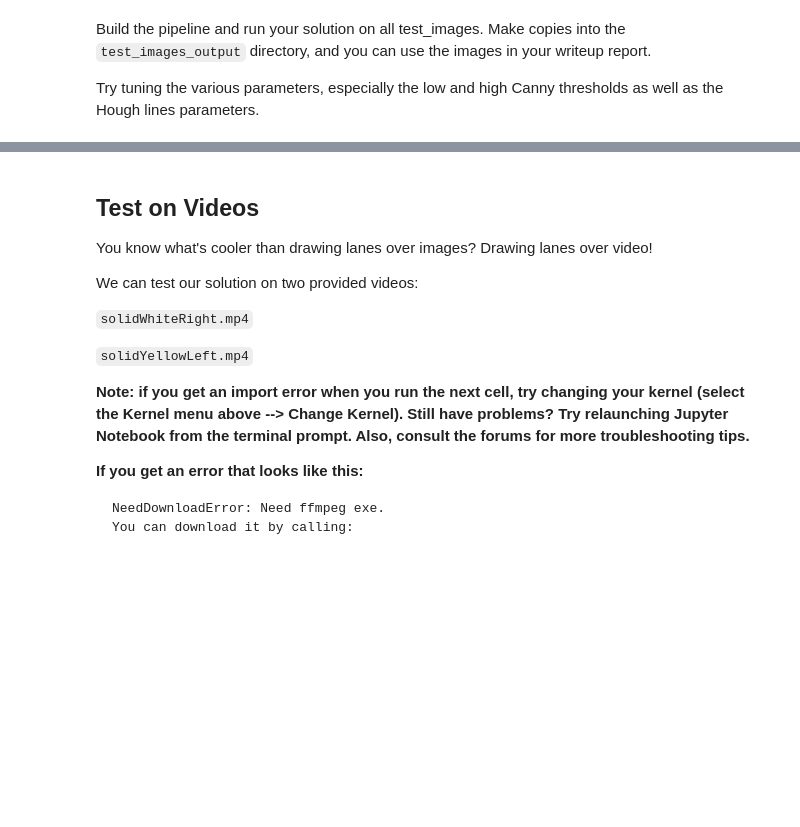
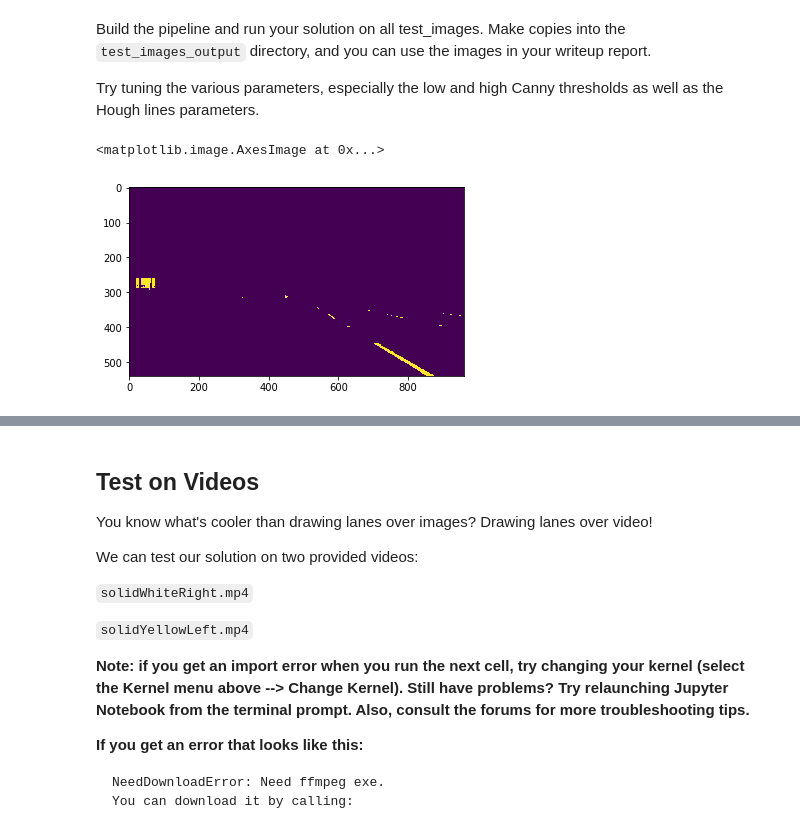
Before and after one commit to JennyLeeStat/Finding_lane_lines, a Jupyter notebook: P1.ipynb, the cells around one changed output, grey strips where cells are left out. Drawn from its saved outputs; the diff is of its cells as text; code cells hidden in the pictures; blank space fills up the shorter version.

```diff
--- a/P1.ipynb
+++ b/P1.ipynb
@@ -270,6 +228,27 @@ os.listdir("test_images/")
 Build the pipeline and run your solution on all test_images. Make copies into the `test_images_output` directory, and you can use the images in your writeup report.
 
 Try tuning the various parameters, especially the low and high Canny thresholds as well as the Hough lines parameters.
+# %%
+filepath = 'test_images/solidYellowCurve2.jpg'
+# filepath = 'test_images/solidYellowLeft.jpg'
+# filepath = 'test_images/whiteCarLaneSwitch.jpg'
+image = mpimg.imread(filepath)
+color_select = np.copy(image)
+
+# Selecting color: white or yellow
+lower_white = np.array([200, 200, 200], dtype=np.uint8)
+upper_white = np.array([255, 255, 255], dtype=np.uint8)
+lower_yellow = np.array([125, 125, 0], dtype=np.uint8)
+upper_yellow = np.array([255, 255, 125], dtype=np.uint8)
+
+white_selected = cv2.inRange(color_select, lower_white, upper_white)
+yellow_selected = cv2.inRange(color_select, lower_yellow, upper_yellow)
+
+color_selected = cv2.bitwise_or(white_selected, yellow_selected)
+plt.imshow(white_selected)
+# %% [output]
+<matplotlib.image.AxesImage at 0x...>
+[figure, added]
 # %%
 # TODO: Build your pipeline that will draw lane lines on the test_images
 # then save them to the test_images_output directory.
```
Also changed, not shown: parts of 12 cells of this notebook, 1 other file.
